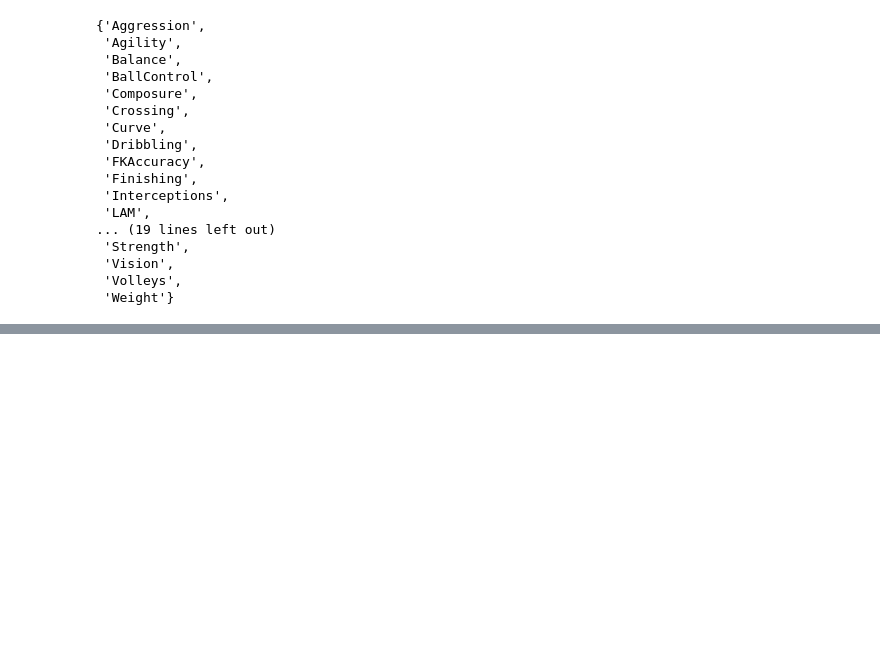
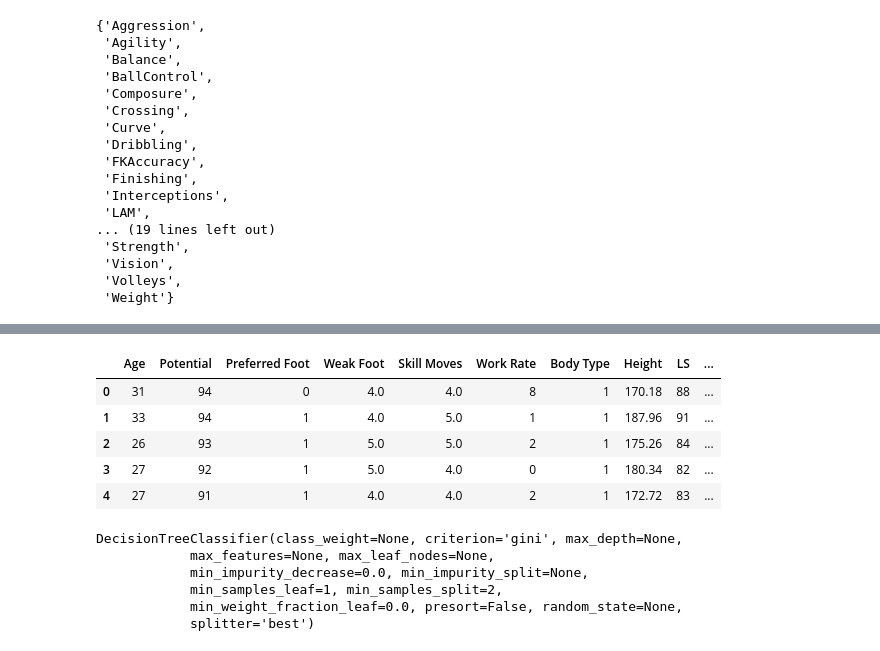
Before and after one commit to mikitachab/football-manager-ml-support, a Jupyter notebook: football-manager-part-2-[PL].ipynb, the cells around one changed output, grey strips where cells are left out. Saved outputs shown, nothing was run; the diff lists cells and outputs as text; code cells hidden in the pictures; blank space fills up the shorter version.

Commit message:
update feature selection

```diff
--- a/football-manager-part-2-[PL].ipynb
+++ b/football-manager-part-2-[PL].ipynb
@@ -180,0 +214,9 @@ correlated_features
+# %%
+label_encoder = LabelEncoder()
+# %%
+fifa_categories = new_fifa_data.select_dtypes('category')
+# %%
+def encode_labels(col):
+    return label_encoder.fit_transform(col)
+# %%
+new_fifa_data[fifa_categories.columns] = new_fifa_data[fifa_categories.columns].apply(encode_labels)
@@ -180,0 +228,18 @@ correlated_features
+# %%
+new_fifa_data.head()
+# %% [output]
+|  | Age | Potential | Preferred Foot | Weak Foot | Skill Moves | Work Rate | Body Type | Height | LS | ... |
+| 0 | 31 | 94 | 0 | 4.0 | 4.0 | 8 | 1 | 170.18 | 88 | ... |
+| 1 | 33 | 94 | 1 | 4.0 | 5.0 | 1 | 1 | 187.96 | 91 | ... |
+| 2 | 26 | 93 | 1 | 5.0 | 5.0 | 2 | 1 | 175.26 | 84 | ... |
+| 3 | 27 | 92 | 1 | 5.0 | 4.0 | 0 | 1 | 180.34 | 82 | ... |
+| 4 | 27 | 91 | 1 | 4.0 | 4.0 | 2 | 1 | 172.72 | 83 | ... |
+# %%
+decision_tree_model.fit(X_train, y_train)
+# %% [output]
+DecisionTreeClassifier(class_weight=None, criterion='gini', max_depth=None,
+            max_features=None, max_leaf_nodes=None,
+            min_impurity_decrease=0.0, min_impurity_split=None,
+            min_samples_leaf=1, min_samples_split=2,
+            min_weight_fraction_leaf=0.0, presort=False, random_state=None,
+            splitter='best')
```
Also changed, not shown: parts of 16 cells of this notebook.
